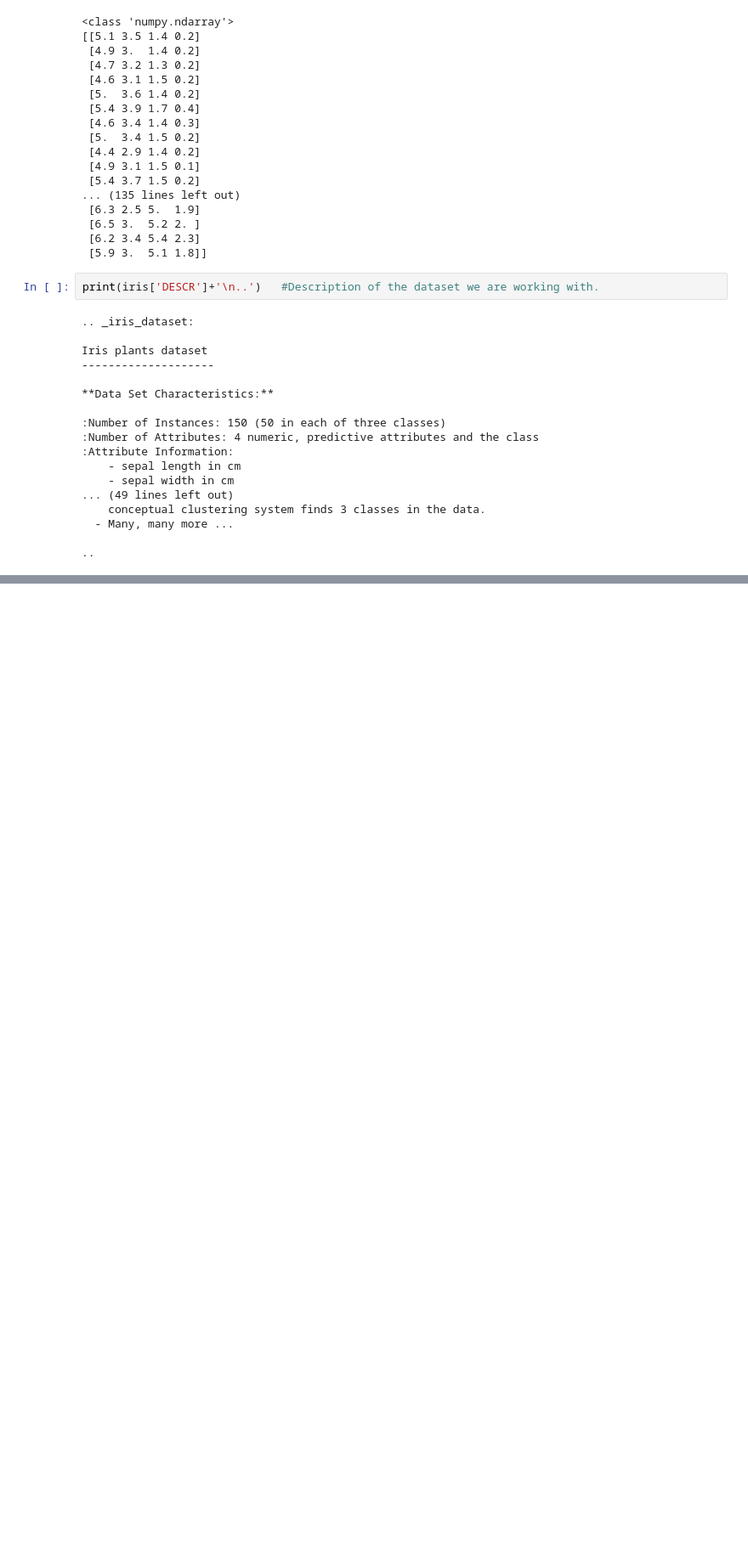
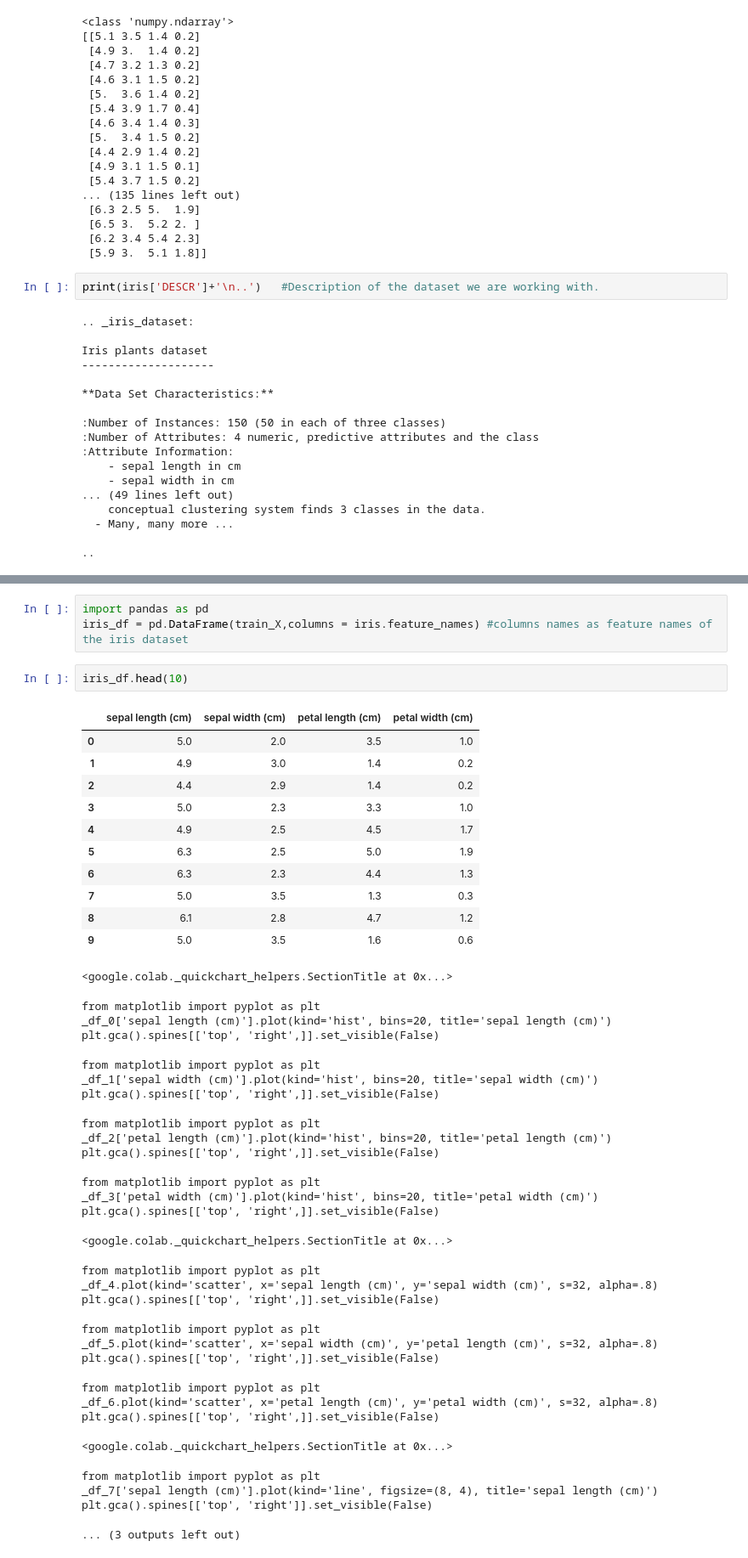
Before and after one commit to VSKoffl/My-first-python-ml-work, a Jupyter notebook: iris.ipynb, the cells around one changed output, grey strips where cells are left out. Shown at 85% size. Cells and saved outputs as stored; diff of their text form; blank space fills up the shorter version.

```diff
--- a/iris.ipynb
+++ b/iris.ipynb
@@ -50,0 +72,45 @@ Iris plants dataset
+# %%
+import pandas as pd
+iris_df = pd.DataFrame(train_X,columns = iris.feature_names) #columns names as feature names of the iris dataset
+# %%
+iris_df.head(10)
+# %% [output]
+|  | sepal length (cm) | sepal width (cm) | petal length (cm) | petal width (cm) |
+| 0 | 5.0 | 2.0 | 3.5 | 1.0 |
+| 1 | 4.9 | 3.0 | 1.4 | 0.2 |
+| 2 | 4.4 | 2.9 | 1.4 | 0.2 |
+| 3 | 5.0 | 2.3 | 3.3 | 1.0 |
+| 4 | 4.9 | 2.5 | 4.5 | 1.7 |
+| 5 | 6.3 | 2.5 | 5.0 | 1.9 |
+| 6 | 6.3 | 2.3 | 4.4 | 1.3 |
+| 7 | 5.0 | 3.5 | 1.3 | 0.3 |
+| 8 | 6.1 | 2.8 | 4.7 | 1.2 |
+| 9 | 5.0 | 3.5 | 1.6 | 0.6 |
+<google.colab._quickchart_helpers.SectionTitle at 0x...>
+from matplotlib import pyplot as plt
+_df_0['sepal length (cm)'].plot(kind='hist', bins=20, title='sepal length (cm)')
+plt.gca().spines[['top', 'right',]].set_visible(False)
+from matplotlib import pyplot as plt
+_df_1['sepal width (cm)'].plot(kind='hist', bins=20, title='sepal width (cm)')
+plt.gca().spines[['top', 'right',]].set_visible(False)
+from matplotlib import pyplot as plt
+_df_2['petal length (cm)'].plot(kind='hist', bins=20, title='petal length (cm)')
+plt.gca().spines[['top', 'right',]].set_visible(False)
+from matplotlib import pyplot as plt
+_df_3['petal width (cm)'].plot(kind='hist', bins=20, title='petal width (cm)')
+plt.gca().spines[['top', 'right',]].set_visible(False)
+<google.colab._quickchart_helpers.SectionTitle at 0x...>
+from matplotlib import pyplot as plt
+_df_4.plot(kind='scatter', x='sepal length (cm)', y='sepal width (cm)', s=32, alpha=.8)
+plt.gca().spines[['top', 'right',]].set_visible(False)
+from matplotlib import pyplot as plt
+_df_5.plot(kind='scatter', x='sepal width (cm)', y='petal length (cm)', s=32, alpha=.8)
+plt.gca().spines[['top', 'right',]].set_visible(False)
+from matplotlib import pyplot as plt
+_df_6.plot(kind='scatter', x='petal length (cm)', y='petal width (cm)', s=32, alpha=.8)
+plt.gca().spines[['top', 'right',]].set_visible(False)
+<google.colab._quickchart_helpers.SectionTitle at 0x...>
+from matplotlib import pyplot as plt
+_df_7['sepal length (cm)'].plot(kind='line', figsize=(8, 4), title='sepal length (cm)')
+plt.gca().spines[['top', 'right']].set_visible(False)
+... (3 outputs left out)
```
Also changed, not shown: parts of 8 cells of this notebook.
